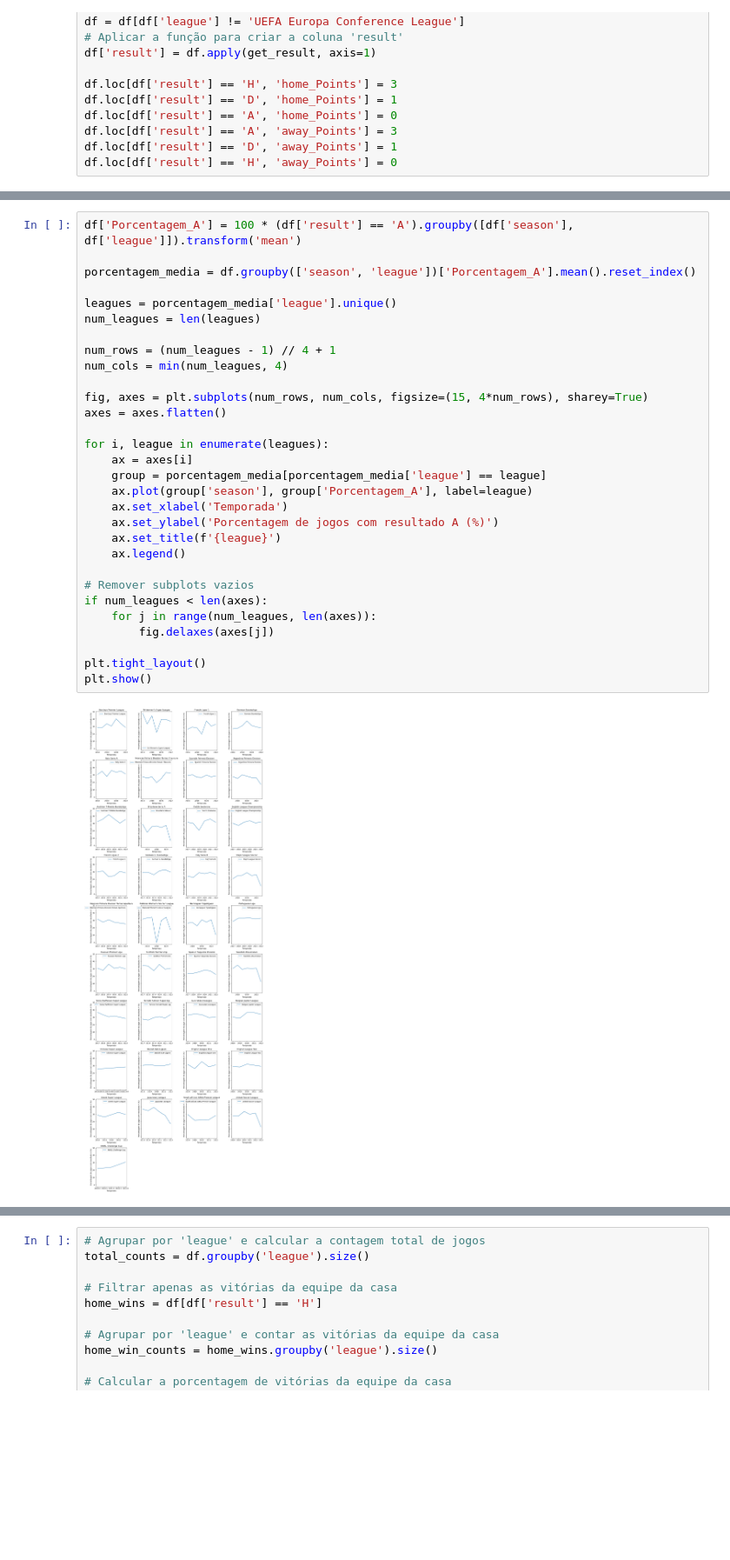
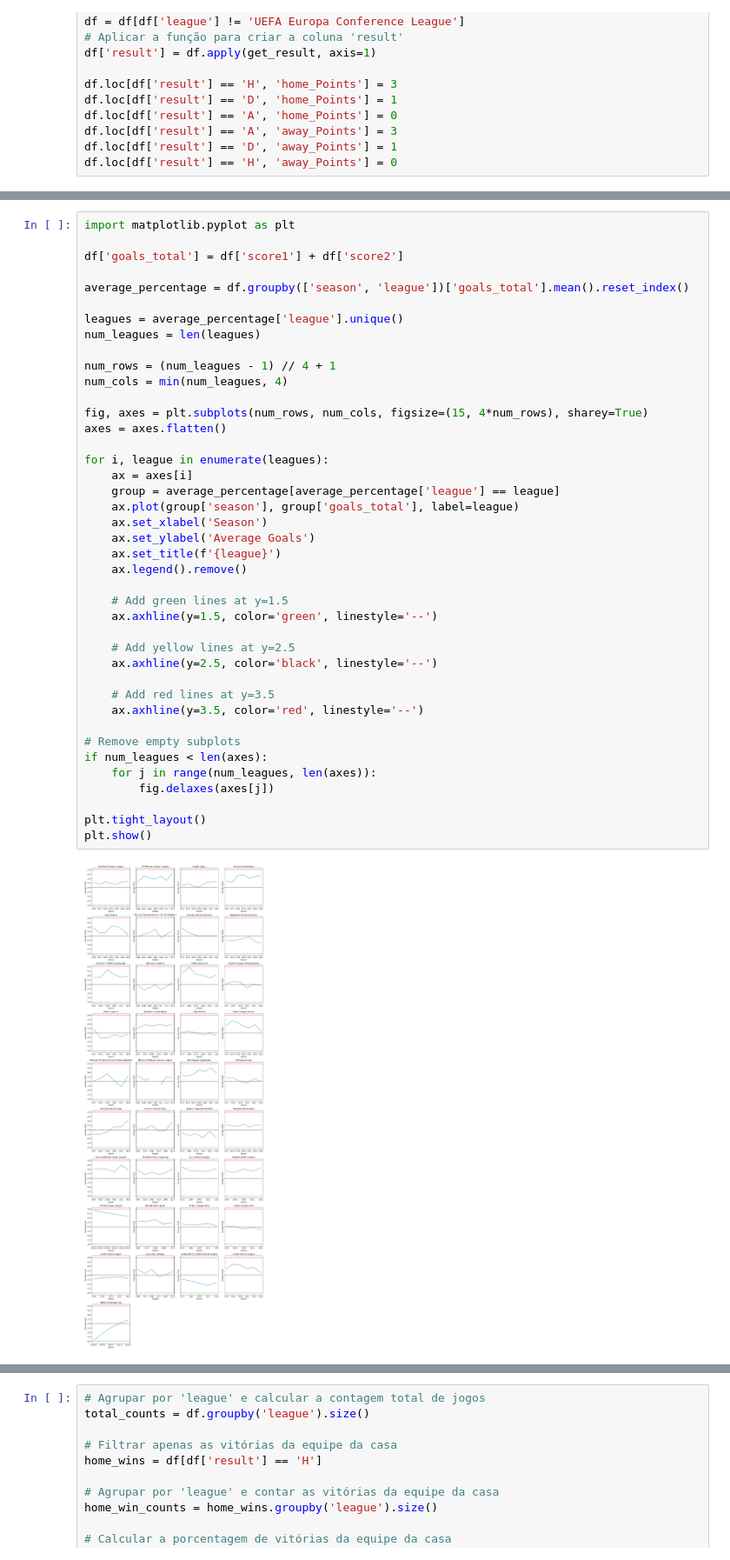
Before and after one commit to joaof9352/ML_Portfolio, a Jupyter notebook: EDA/FiveThirtyEight.ipynb, the cells around one changed output, grey strips where cells are left out. Shown at 87% size. Drawn from its saved outputs; the diff is of its cells as text; blank space fills up the shorter version.

```diff
--- a/EDA/FiveThirtyEight.ipynb
+++ b/EDA/FiveThirtyEight.ipynb
@@ -62,32 +91,43 @@ plt.show()
 # %%
-df['Porcentagem_A'] = 100 * (df['result'] == 'A').groupby([df['season'], df['league']]).transform('mean')
+import matplotlib.pyplot as plt
 
-porcentagem_media = df.groupby(['season', 'league'])['Porcentagem_A'].mean().reset_index()
+df['goals_total'] = df['score1'] + df['score2']
 
-leagues = porcentagem_media['league'].unique()
+average_percentage = df.groupby(['season', 'league'])['goals_total'].mean().reset_index()
+
+leagues = average_percentage['league'].unique()
 num_leagues = len(leagues)
 
 num_rows = (num_leagues - 1) // 4 + 1
 num_cols = min(num_leagues, 4)
 
 fig, axes = plt.subplots(num_rows, num_cols, figsize=(15, 4*num_rows), sharey=True)
 axes = axes.flatten()
 
 for i, league in enumerate(leagues):
     ax = axes[i]
-    group = porcentagem_media[porcentagem_media['league'] == league]
-    ax.plot(group['season'], group['Porcentagem_A'], label=league)
-    ax.set_xlabel('Temporada')
-    ax.set_ylabel('Porcentagem de jogos com resultado A (%)')
+    group = average_percentage[average_percentage['league'] == league]
+    ax.plot(group['season'], group['goals_total'], label=league)
+    ax.set_xlabel('Season')
+    ax.set_ylabel('Average Goals')
     ax.set_title(f'{league}')
-    ax.legend()
+    ax.legend().remove()
 
-# Remover subplots vazios
+    # Add green lines at y=1.5
+    ax.axhline(y=1.5, color='green', linestyle='--')
+
+    # Add yellow lines at y=2.5
+    ax.axhline(y=2.5, color='black', linestyle='--')
+
+    # Add red lines at y=3.5
+    ax.axhline(y=3.5, color='red', linestyle='--')
+
+# Remove empty subplots
 if num_leagues < len(axes):
     for j in range(num_leagues, len(axes)):
         fig.delaxes(axes[j])
 
 plt.tight_layout()
 plt.show()
 # %% [output]
-[figure, old version]
+[figure, new version]
```
Also changed, not shown: parts of 19 cells of this notebook.
